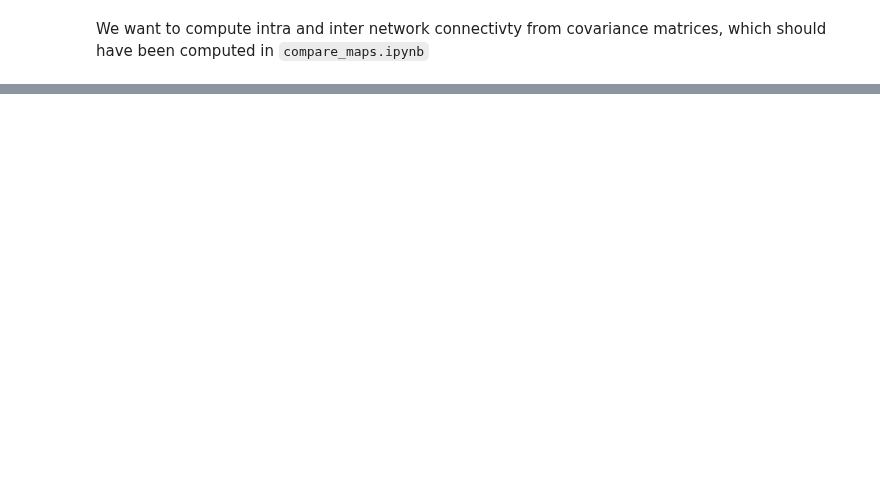
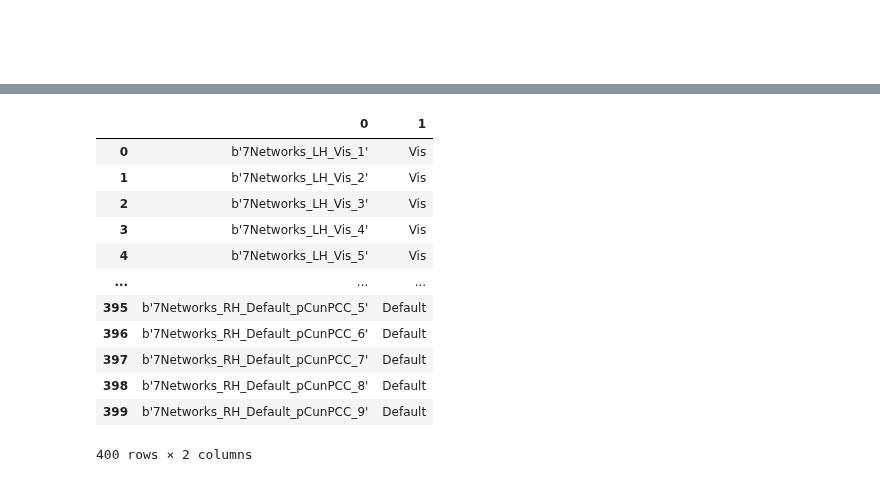
Before and after one commit to jonathan-legrand/bold-dementia, a Jupyter notebook: notebooks/network_analysis.ipynb, the cells around one changed output, grey strips where cells are left out. Drawn from its saved outputs; the diff is of its cells as text; code cells hidden in the pictures; blank space fills up the shorter version.

```diff
--- a/notebooks/network_analysis.ipynb
+++ b/notebooks/network_analysis.ipynb
@@ -89,0 +142,17 @@ plt.show()
+# %%
+import pandas as pd
+pd.DataFrame(zip(atlas.labels, atlas.macro_labels))
+# %% [output]
+|  | 0 | 1 |
+| 0 | b'7Networks_LH_Vis_1' | Vis |
+| 1 | b'7Networks_LH_Vis_2' | Vis |
+| 2 | b'7Networks_LH_Vis_3' | Vis |
+| 3 | b'7Networks_LH_Vis_4' | Vis |
+| 4 | b'7Networks_LH_Vis_5' | Vis |
+| ... | ... | ... |
+| 395 | b'7Networks_RH_Default_pCunPCC_5' | Default |
+| 396 | b'7Networks_RH_Default_pCunPCC_6' | Default |
+| 397 | b'7Networks_RH_Default_pCunPCC_7' | Default |
+| 398 | b'7Networks_RH_Default_pCunPCC_8' | Default |
+| 399 | b'7Networks_RH_Default_pCunPCC_9' | Default |
+400 rows × 2 columns
```
Also changed, not shown: parts of 7 cells of this notebook, 1 other file.
